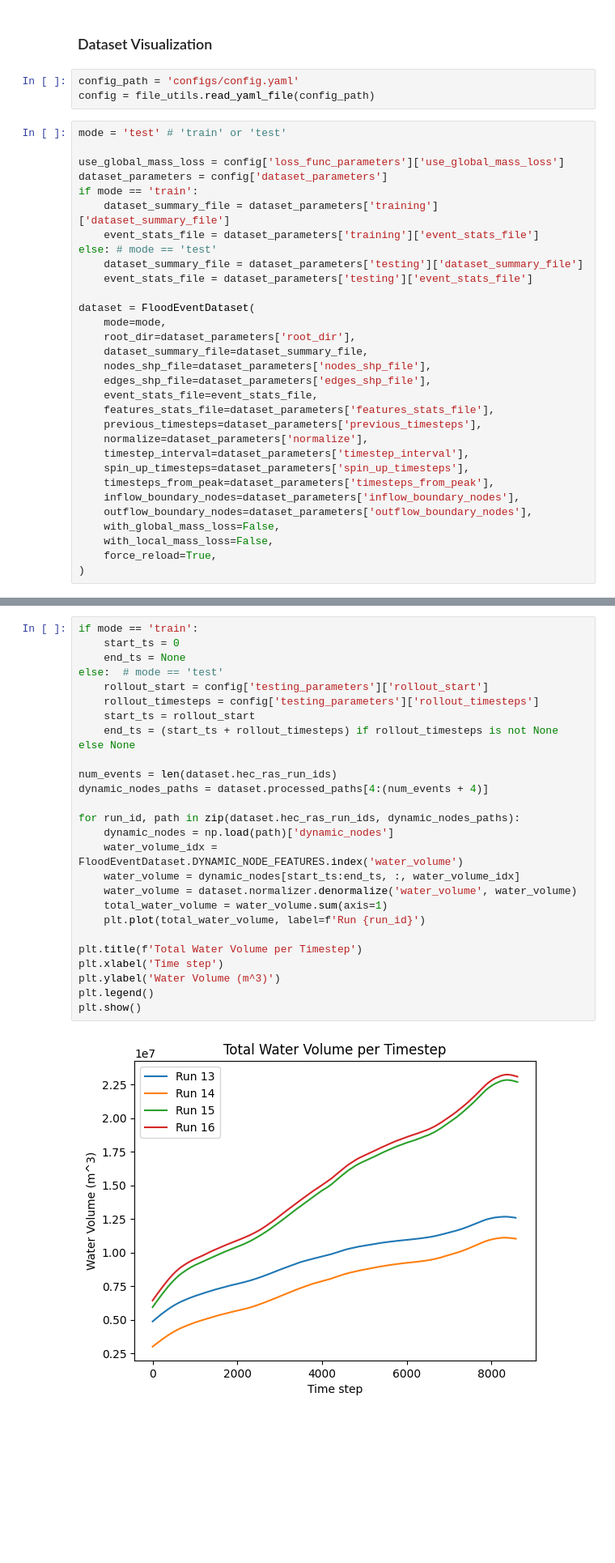
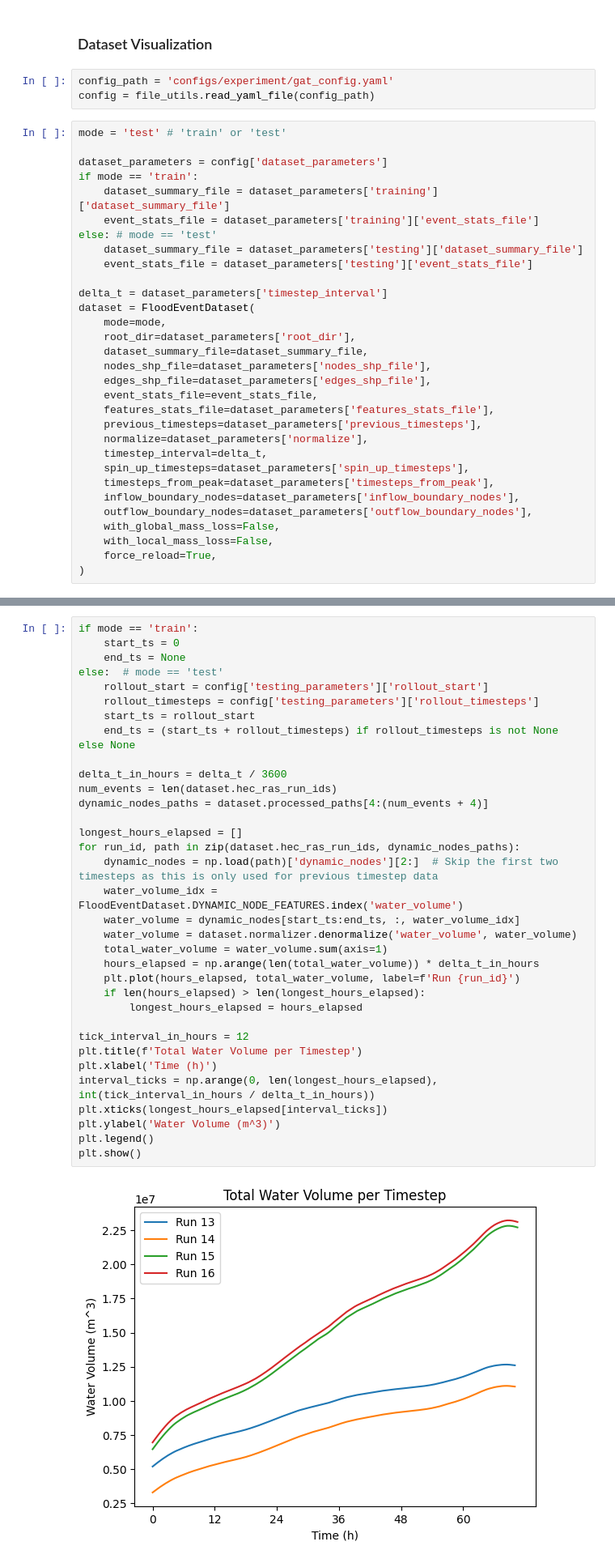
Before and after one commit to acostacos/dual_flood_gnn, a Jupyter notebook: eda.ipynb, the cells around one changed output, grey strips where cells are left out. Shown at 81% size. Cells and saved outputs as stored; diff of their text form; blank space fills up the shorter version.

Commit message:
Convert eda plot to use hours instead of timesteps; Add time stamps to data in dataset

```diff
--- a/eda.ipynb
+++ b/eda.ipynb
@@ -8,12 +8,11 @@ from utils import file_utils
 # %% [markdown]
 ### Dataset Visualization
 # %%
-config_path = 'configs/config.yaml'
+config_path = 'configs/experiment/gat_config.yaml'
 config = file_utils.read_yaml_file(config_path)
 # %%
 mode = 'test' # 'train' or 'test'
 
-use_global_mass_loss = config['loss_func_parameters']['use_global_mass_loss']
 dataset_parameters = config['dataset_parameters']
 if mode == 'train':
     dataset_summary_file = dataset_parameters['training']['dataset_summary_file']
@@ -22,6 +21,7 @@ else: # mode == 'test'
     dataset_summary_file = dataset_parameters['testing']['dataset_summary_file']
     event_stats_file = dataset_parameters['testing']['event_stats_file']
 
+delta_t = dataset_parameters['timestep_interval']
 dataset = FloodEventDataset(
     mode=mode,
     root_dir=dataset_parameters['root_dir'],
@@ -32,7 +32,7 @@ dataset = FloodEventDataset(
     features_stats_file=dataset_parameters['features_stats_file'],
     previous_timesteps=dataset_parameters['previous_timesteps'],
     normalize=dataset_parameters['normalize'],
-    timestep_interval=dataset_parameters['timestep_interval'],
+    timestep_interval=delta_t,
     spin_up_timesteps=dataset_parameters['spin_up_timesteps'],
     timesteps_from_peak=dataset_parameters['timesteps_from_peak'],
     inflow_boundary_nodes=dataset_parameters['inflow_boundary_nodes'],
@@ -50,29 +59,37 @@ Total number of timesteps: 34371
 # %%
 if mode == 'train':
     start_ts = 0
     end_ts = None
 else:  # mode == 'test'
     rollout_start = config['testing_parameters']['rollout_start']
     rollout_timesteps = config['testing_parameters']['rollout_timesteps']
     start_ts = rollout_start
     end_ts = (start_ts + rollout_timesteps) if rollout_timesteps is not None else None
 
+delta_t_in_hours = delta_t / 3600
 num_events = len(dataset.hec_ras_run_ids)
 dynamic_nodes_paths = dataset.processed_paths[4:(num_events + 4)]
 
+longest_hours_elapsed = []
 for run_id, path in zip(dataset.hec_ras_run_ids, dynamic_nodes_paths):
-    dynamic_nodes = np.load(path)['dynamic_nodes']
+    dynamic_nodes = np.load(path)['dynamic_nodes'][2:]  # Skip the first two timesteps as this is only used for previous timestep data
     water_volume_idx = FloodEventDataset.DYNAMIC_NODE_FEATURES.index('water_volume')
     water_volume = dynamic_nodes[start_ts:end_ts, :, water_volume_idx]
     water_volume = dataset.normalizer.denormalize('water_volume', water_volume)
     total_water_volume = water_volume.sum(axis=1)
-    plt.plot(total_water_volume, label=f'Run {run_id}')
+    hours_elapsed = np.arange(len(total_water_volume)) * delta_t_in_hours
+    plt.plot(hours_elapsed, total_water_volume, label=f'Run {run_id}')
+    if len(hours_elapsed) > len(longest_hours_elapsed):
+        longest_hours_elapsed = hours_elapsed
 
+tick_interval_in_hours = 12
 plt.title(f'Total Water Volume per Timestep')
-plt.xlabel('Time step')
+plt.xlabel('Time (h)')
+interval_ticks = np.arange(0, len(longest_hours_elapsed), int(tick_interval_in_hours / delta_t_in_hours))
+plt.xticks(longest_hours_elapsed[interval_ticks])
 plt.ylabel('Water Volume (m^3)')
 plt.legend()
 plt.show()
 # %% [output]
-[figure, old version]
+[figure, new version]
 # %%
```
Also changed, not shown: parts of 5 cells of this notebook, 2 other files.
